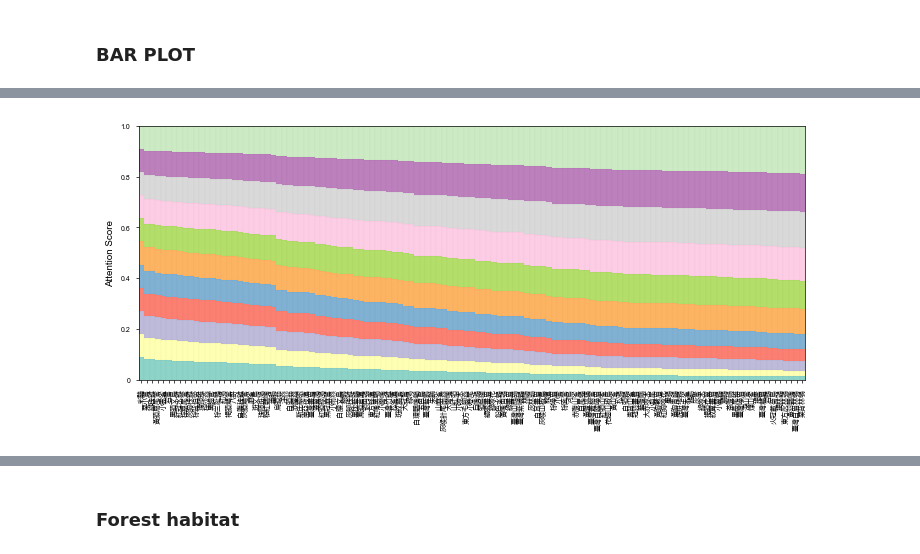
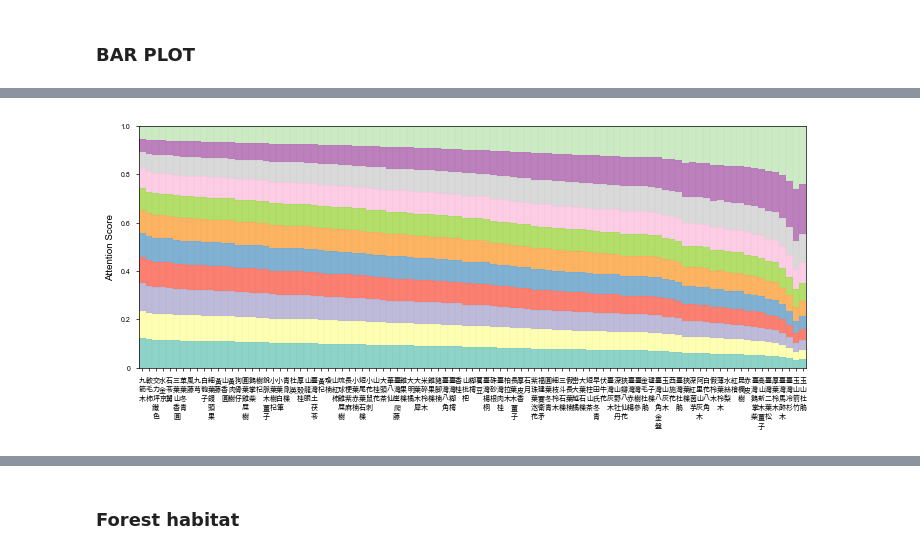
Before and after one commit to KLKua/DeepSDM, a Jupyter notebook: Fig3_attention.ipynb, the cells around one changed output, grey strips where cells are left out. Saved outputs shown, nothing was run; the diff lists cells and outputs as text; code cells hidden in the pictures.

```diff
--- a/Fig3_attention.ipynb
+++ b/Fig3_attention.ipynb
@@ -31,34 +31,14 @@ set_mpl_defaults()
 ### Translate species name to Chinese
 # %%
 def get_chinese_sciname(target_name):
-    change_names = {
-    'Anas_zonorhyncha': 'Anas_poecilorhyncha',
-    'Cyanoderma_ruficeps': 'Stachyridopsis_ruficeps',
-    'Erythrogenys_erythrocnemis': 'Pomatorhinus_erythrocnemis',
-    'Ictinaetus_malaiensis': 'Ictinaetus_malayensis',
-    'Lewinia_striata': 'Gallirallus_striatus',
-    'Machlolophus_holsti': 'Parus_holsti',
-    'Pterorhinus_poecilorhynchus': 'Garrulax_poecilorhynchus',
-    'Pterorhinus_ruficeps': 'Garrulax_ruficeps',
-    'Schoeniparus_brunneus': 'Alcippe_brunnea',
-    'Sittiparus_castaneoventris': 'Poecile_varius',
-    'Synoicus_chinensis': 'Coturnix_chinensis',
-    'Taenioptynx_brodiei': 'Glaucidium_brodiei',
-    'Tarsiger_formosanus': 'Tarsiger_indicus',
-    'Turdus_niveiceps': 'Turdus_poliocephalus',
-    'Zapornia_fusca': 'Porzana_fusca'
-    }
-    df_name = pd.read_csv('../2023臺灣鳥類名錄-20230419.csv')
-    for (new_name, orig_name) in change_names.items():
-        if target_name == orig_name:
-            target_name = new_name
-
-    df_target = df_name[df_name['學名'] == target_name.replace('_', ' ')]
-    return df_target['中文名'].values[0]
+    change_name_path = os.path.join(PU.plot_path_nichespace_clustering, 'change_name.csv')
+    df_name = pd.read_csv(change_name_path, index_col=None)
+    df_target = df_name[df_name['sciname'] == target_name.replace('_', ' ')]
+    return df_target['chiname'].values[0]
 # %%
 # Define run_id and exp_id for referencing the appropriate directories and configurations.
-run_id = 'f6a76e871ce645dfacd7701ed5ad564f'
-exp_id = '514555744033707035'
+run_id = 'a21e809cf92c477c8e6f67a638adcb03'
+exp_id = '560401789505105998'
 # %%
 # Instantiate PlotUtlis with the given run_id and exp_id.
 # This object offers various methods for data loading and path management.
@@ -144,33 +174,36 @@ from matplotlib import font_manager as fm
 
 font_path = '/usr/share/fonts/opentype/noto/NotoSansCJK-Regular.ttc'
 font_prop = fm.FontProperties(fname=font_path)
 
 custom_colors = [
     "#8dd3c7", "#ffffb3", "#bebada", "#fb8072", "#80b1d3",
     "#fdb462", "#b3de69", "#fccde5", "#d9d9d9", "#bc80bd",
     "#ccebc5", "#ffed6f"
 ]
 env_names =  list(df_attention_order.columns)
 custom_cmap = {name: color for name, color in zip(env_names, custom_colors)}
 
 
 colors_for_cols = [custom_cmap[c] for c in df_attention_order.columns]
 fig, ax = plt.subplots(figsize = mm2inch(180, 80), constrained_layout = True)
 
 df_attention_order.plot(kind="bar", stacked=True, color=colors_for_cols, width=1,
                       ax=ax, edgecolor="black", linewidth=0.01, legend = None)
 
 ax.set_ylabel("Attention Score")
 ax.set_yticks([0, 0.2, 0.4, 0.6, 0.8, 1.0])
 ax.set_yticklabels(labels = [0, 0.2, 0.4, 0.6, 0.8, 1.0])
 ax.set_xticks(np.arange(len(df_attention_order.index)))
-ax.set_xticklabels([get_chinese_sciname(sp.replace(' ', '_')) for sp in df_attention_order.index], ha='center', va='top', fontstyle='italic', fontproperties = font_prop, rotation = 90)
+chinesename = [get_chinese_sciname(sp.replace(' ', '_')) for sp in df_attention_order.index]
+chinesenmae_plot = [sp.replace('', '\n')[1:-1] for sp in chinesename]
+
+ax.set_xticklabels(chinesenmae_plot, ha='center', va='top', fontproperties = font_prop, rotation = 0)
 ax.set_ylim(0, 1)
 plt.margins(x=0)
 ax.set_xlim(-0.5, len(df_attention_order.index) - 0.5)
 
 plot_output = os.path.join(PU.plot_path_attention, 'attention_barplot_chinese.pdf')
-plt.savefig(plot_output, dpi = 500, transparent = True)
+# plt.savefig(plot_output, dpi = 500, transparent = True)
 plt.show()
 # %% [output]
-[figure, old version]
+[figure, new version]
```
Also changed, not shown: parts of 5 cells of this notebook, 5 other files.
